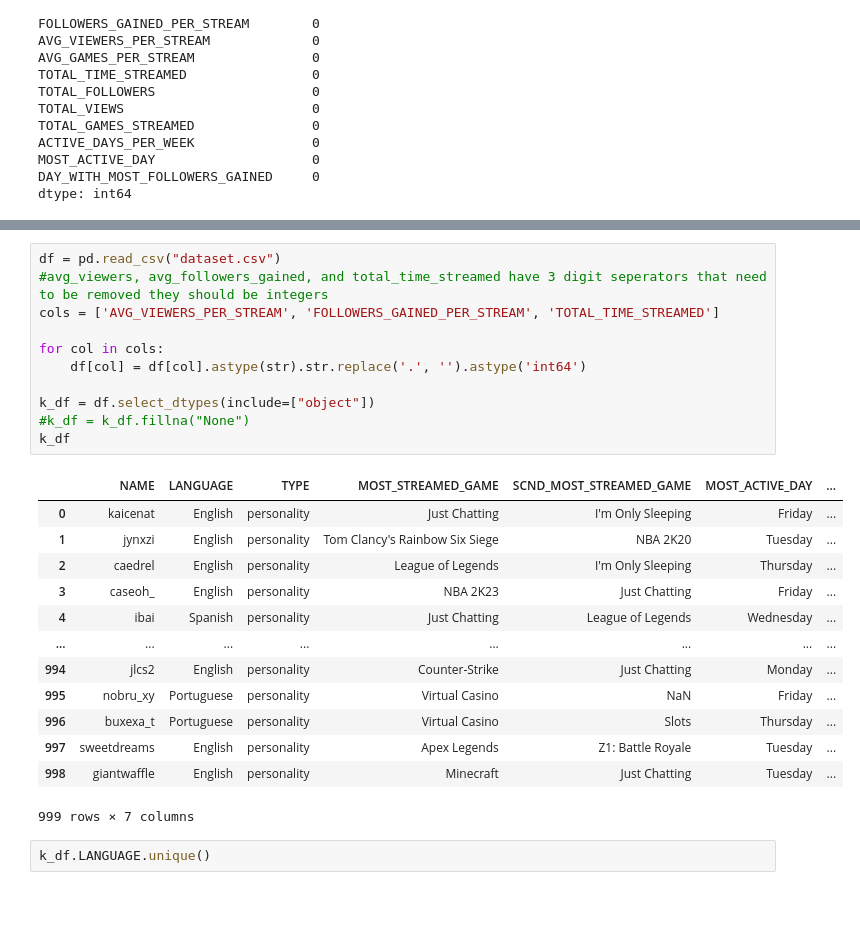
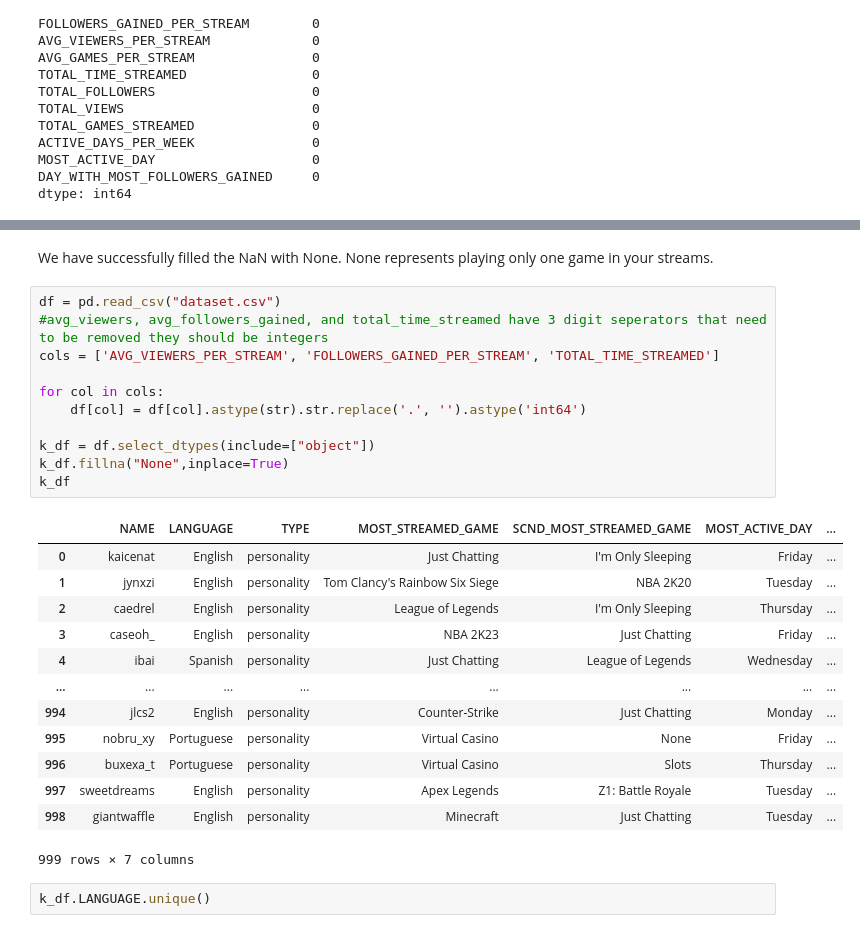
Before and after one commit to Mu5enna/Top1000TwitchStreamer_DataAnalysis, a Jupyter notebook: analysis.ipynb, the cells around one changed output, grey strips where cells are left out. Saved outputs shown, nothing was run; the diff lists cells and outputs as text; blank space fills up the shorter version.

```diff
--- a/analysis.ipynb
+++ b/analysis.ipynb
@@ -146,24 +156,26 @@ dtype: int64
+# %% [markdown]
+We have successfully filled the NaN with None. None represents playing only one game in your streams.
 # %%
 df = pd.read_csv("dataset.csv")
 #avg_viewers, avg_followers_gained, and total_time_streamed have 3 digit seperators that need to be removed they should be integers
 cols = ['AVG_VIEWERS_PER_STREAM', 'FOLLOWERS_GAINED_PER_STREAM', 'TOTAL_TIME_STREAMED']
 
 for col in cols:
     df[col] = df[col].astype(str).str.replace('.', '').astype('int64')
 
 k_df = df.select_dtypes(include=["object"])
-#k_df = k_df.fillna("None")
+k_df.fillna("None",inplace=True)
 k_df
 # %% [output]
 |  | NAME | LANGUAGE | TYPE | MOST_STREAMED_GAME | SCND_MOST_STREAMED_GAME | MOST_ACTIVE_DAY | ... |
 | 0 | kaicenat | English | personality | Just Chatting | I'm Only Sleeping | Friday | ... |
 | 1 | jynxzi | English | personality | Tom Clancy's Rainbow Six Siege | NBA 2K20 | Tuesday | ... |
 | 2 | caedrel | English | personality | League of Legends | I'm Only Sleeping | Thursday | ... |
 | 3 | caseoh_ | English | personality | NBA 2K23 | Just Chatting | Friday | ... |
 | 4 | ibai | Spanish | personality | Just Chatting | League of Legends | Wednesday | ... |
 | ... | ... | ... | ... | ... | ... | ... | ... |
 | 994 | jlcs2 | English | personality | Counter-Strike | Just Chatting | Monday | ... |
-| 995 | nobru_xy | Portuguese | personality | Virtual Casino | NaN | Friday | ... |
+| 995 | nobru_xy | Portuguese | personality | Virtual Casino | None | Friday | ... |
 | 996 | buxexa_t | Portuguese | personality | Virtual Casino | Slots | Thursday | ... |
 | 997 | sweetdreams | English | personality | Apex Legends | Z1: Battle Royale | Tuesday | ... |
 | 998 | giantwaffle | English | personality | Minecraft | Just Chatting | Tuesday | ... |
```
Also changed, not shown: parts of 18 cells of this notebook.
